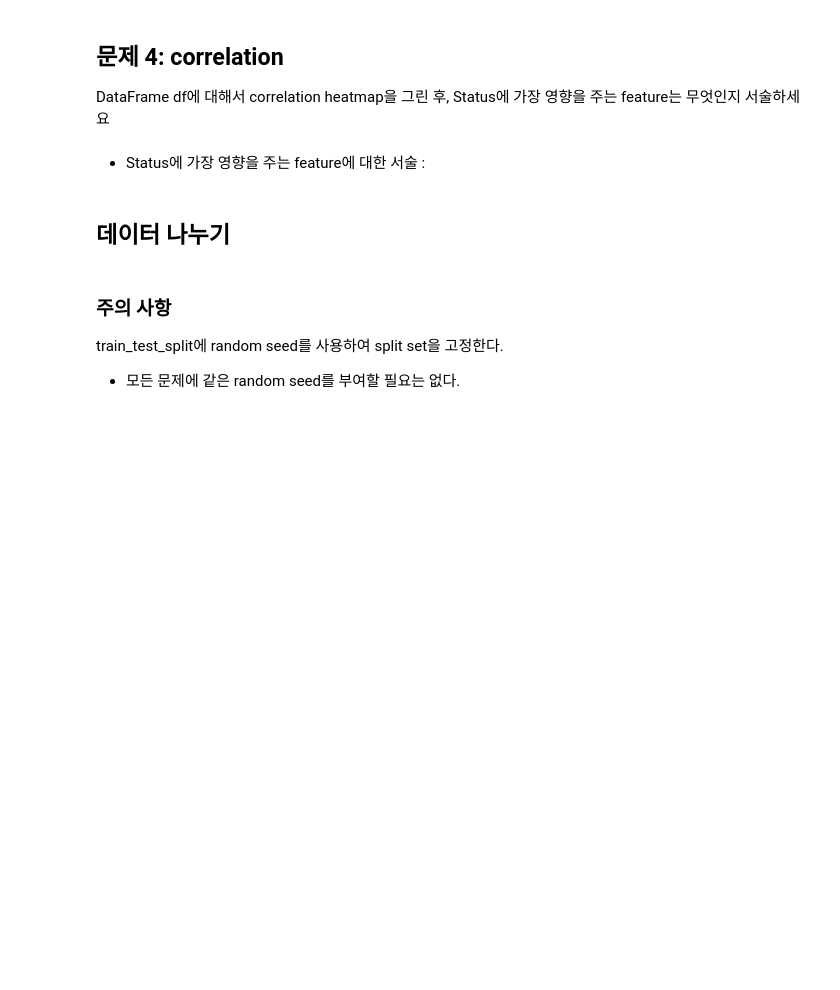
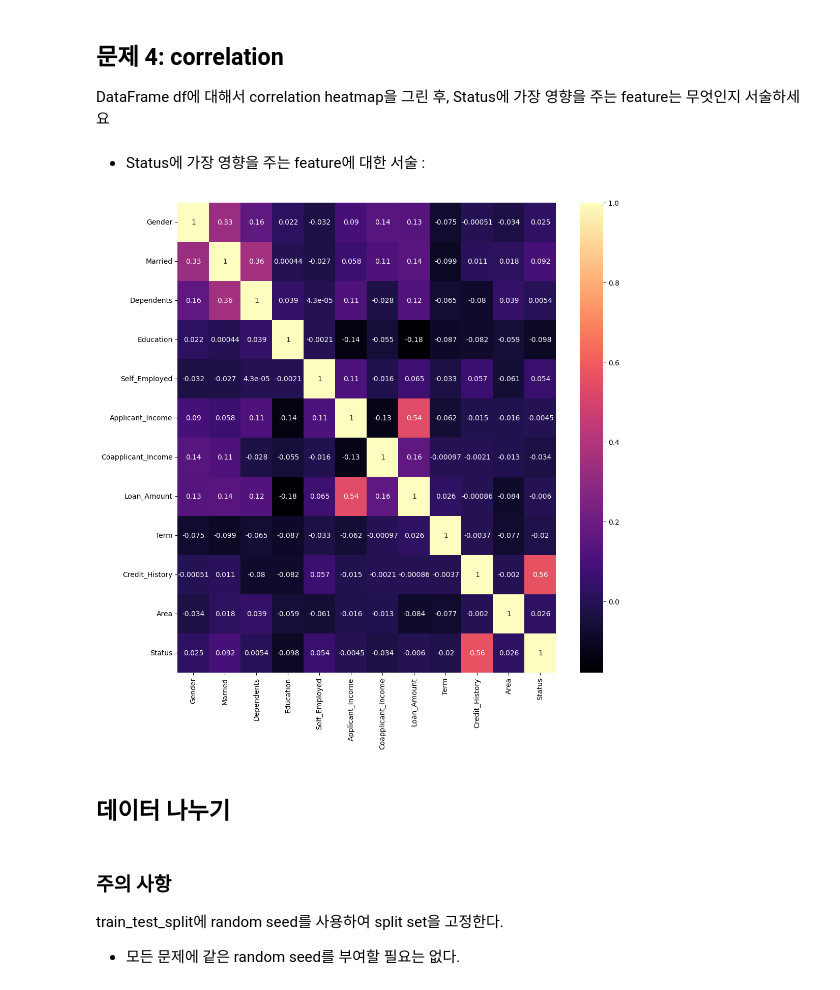
Before and after one commit to wannaBpark/2023S-Ajou-ML, a Jupyter notebook: HW2.ipynb, the cells around one changed output. Cells and saved outputs as stored; diff of their text form; code cells hidden in the pictures; blank space fills up the shorter version.

```diff
--- a/HW2.ipynb
+++ b/HW2.ipynb
@@ -104,8 +191,6 @@ class Knn_imputer():
      if pd.isnull(X[feat_name].iloc[i]): # feat_name 열에 있는 결측값 확인
 
         distance = self.dist(X, X.iloc[i], feat_name) # 데이터프레임 X와 결측값이 있는 행 데이터 간의 거리 구하는 함수
-
-
         sorted_dist = sorted(distance.items(), key=lambda x: x[1]) # distance 를 sorting 하기
 
          ################  문제 3-2  ####################
@@ -113,14 +198,14 @@ class Knn_imputer():
          # 소스코드를 입력하고 캡처 후 보고서에 업로드하세요.
          # 코드 시작과 코드 끝 라인을 삭제하지 마세요.
         ################ 코드 시작  #####################
+        sorted_kDist = []
+        avg = 0
+        for j in range(self.k): # k개의 가장 가까운 인덱스 순회
+          idx = sorted_dist[j][0]
+          sorted_kDist.append(X[feat_name].iloc[idx]) #해당 인덱스의 'Term'값 추출 및 배열에 추가
+        avg = np.mean(sorted_kDist) # k개의 가장 가까운 sample의 열 값들(배열의) 평균
 
-
-
-
-
-
-
-
+        self.X[feat_name].iloc[i] = avg # k개의 평균 대입
         ################ 코드 끝  ######################
         ##############################################
 
@@ -133,24 +218,25 @@ class Knn_imputer():
     dist_dict = {} ## {index : distance} 형태
 
     for i in range(num_train):
-
     ################  문제 3-1  ####################
     # 데이터프레임 X와 결측값이 있는 행 데이터 간의 거리 구하기
     # 소스코드를 입력하고 캡처 후 보고서에 업로드하세요.
     # 코드 시작과 코드 끝 라인을 삭제하지 마세요.
     ################ 코드 시작  #####################
-
-
-
+      cur_diff = np.array([])
+      cur_diff = self.X.iloc[i] - y # 결측값이 있는 행 데이터와 데이터프레임 X의 행의 차이 구함
+      cur_dist= np.dot(cur_diff, cur_diff.T)
+      dist_dict[i]= (cur_dist) # 이를 제곱한 값(거리)를 (인덱스 : 거리) 의 형식으로 삽입
     ################ 코드 끝  ######################
     ##############################################
     return dist_dict
 # %%
+normalized_df=(df-df.mean())/df.std()
 # 아래 숫자는 변경하셔도 상관 없습니다.
-imputer = Knn_imputer(3)
-imputer.fit(df)
+imputer = Knn_imputer(5)
+imputer.fit(normalized_df)
 
-# test set에 대해 predict를 진행합니다.
-imputer.predict(df, 'Term')
-imputer.predict(df, 'Credit_History')
+#test set에 대해 predict를 진행합니다.
+imputer.predict(normalized_df, 'Term')
+df = normalized_df
 # %%
@@ -162,12 +262,18 @@ DataFrame df에 대해서 correlation heatmap을 그린 후, Status에 가장
 * Status에 가장 영향을 주는 feature에 대한 서술
 :
 # %%
-plt.figure(figsize = (16,16)) # figure 사이즈 조절
+plt.figure(figsize = (12,12)) # figure 사이즈 조절
 
 ## 문제 4 ##
 # 코드 작성
+correlation = df.corr() # correalation
+sns.heatmap(correlation, annot=True, cmap='magma')
+plt.show()
+############
 
-############
+#history feauture가 가장 영향을 준다.
+# %% [output]
+[figure, added]
 # %% [markdown]
 ## 데이터 나누기
 # %% [markdown]
```
Also changed, not shown: parts of 26 cells of this notebook.
